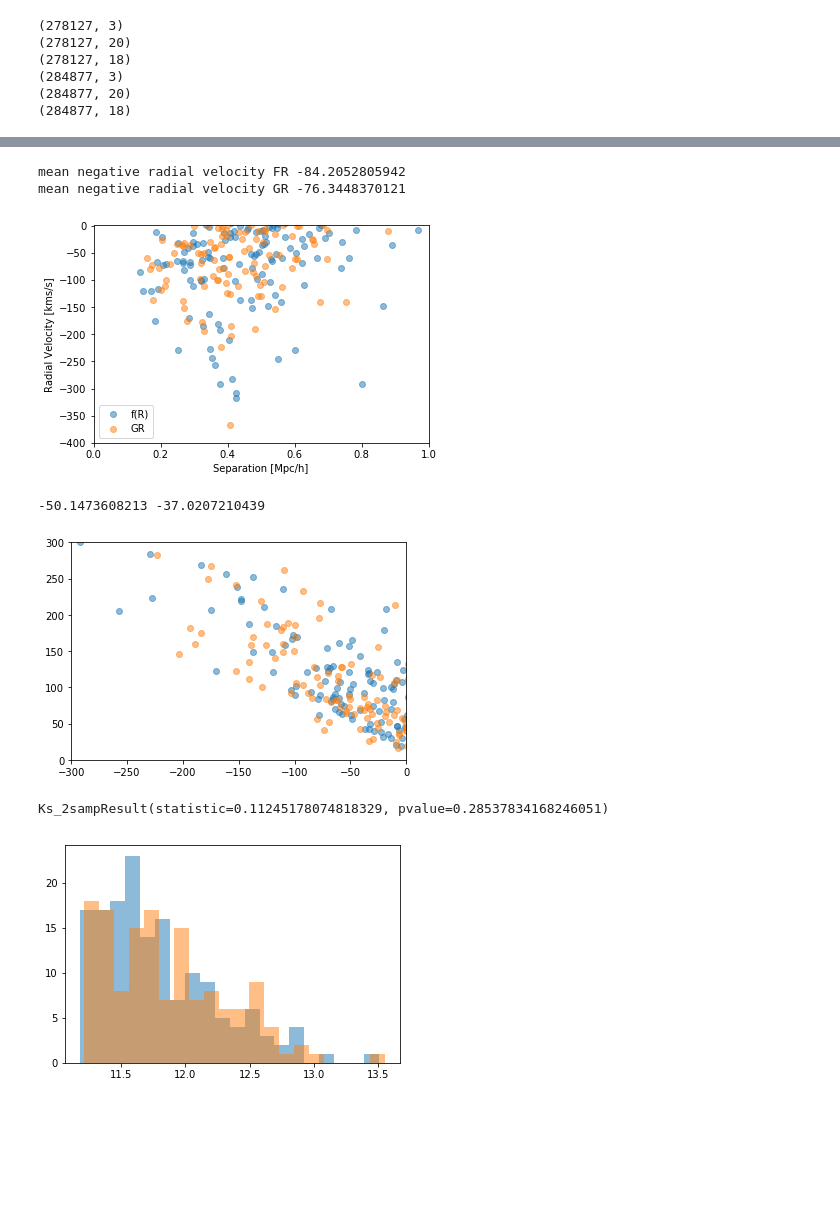
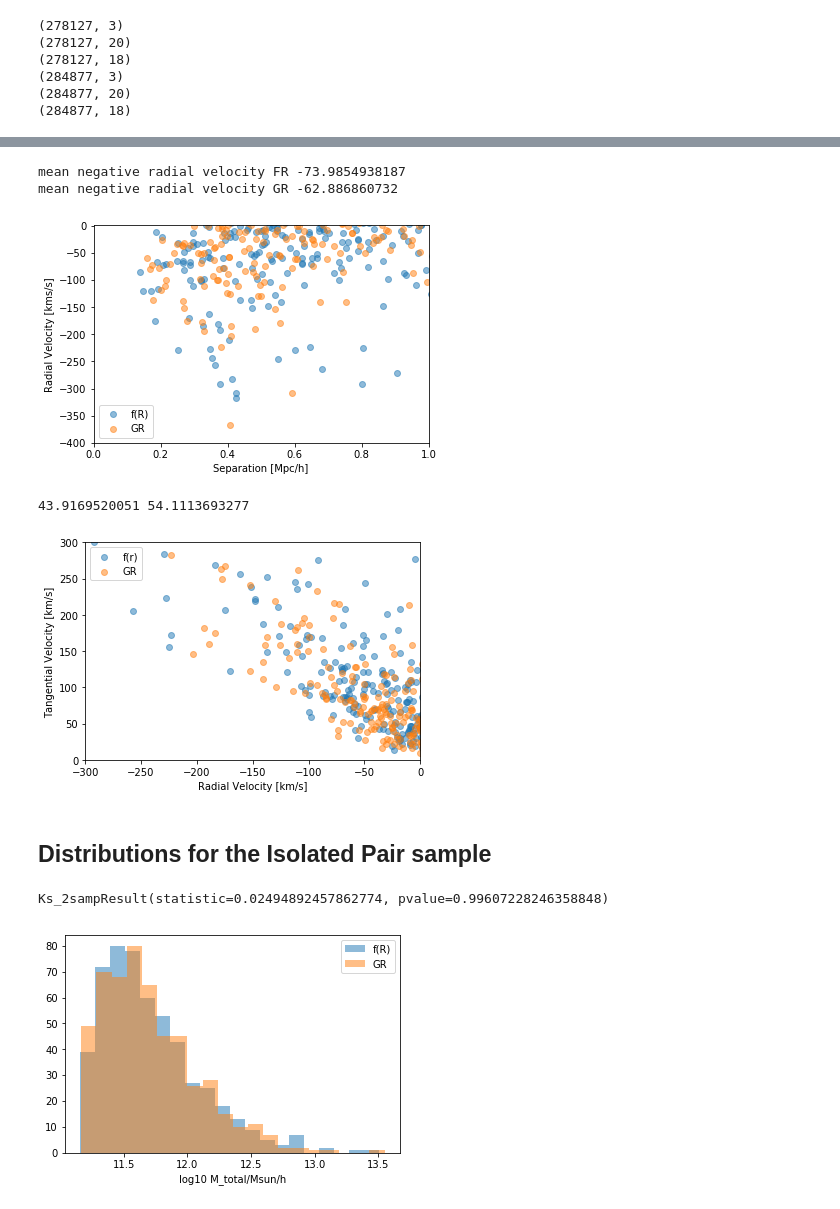
Before and after one commit to forero/LGModGrav, a Jupyter notebook: code/LG_samples.ipynb, the cells around one changed output, grey strips where cells are left out. Saved outputs shown, nothing was run; the diff lists cells and outputs as text; code cells hidden in the pictures; blank space fills up the shorter version.

```diff
--- a/code/LG_samples.ipynb
+++ b/code/LG_samples.ipynb
@@ -104,8 +106,8 @@ def find_LG_pairs(in_data):
                     vmax_i = pad_vmax[i]
                     vmax_j = pad_vmax[j]
                     vmax_limit = min([vmax_i, vmax_j])
-                    dist_limit = max(3.0*hubble, 4.0*dist[i,1])
-                    #dist_limit = 3.0*hubble
+                    #dist_limit = max(3.0*hubble, 4.0*dist[i,1])
+                    dist_limit = 3.0*hubble
                     massive_close_to_i = any((dist[i,2:]<dist_limit) & (pad_vmax[other_j]>=vmax_limit))
                     massive_close_to_j = any((dist[j,2:]<dist_limit) & (pad_vmax[other_l]>=vmax_limit))
                     if((not massive_close_to_i) & (not massive_close_to_j)):
@@ -182,23 +186,30 @@ plt.legend()
 print("mean negative radial velocity FR",radial_vel_FR[radial_vel_FR<0].mean())
 print("mean negative radial velocity GR", radial_vel_GR[radial_vel_GR<0].mean())
 # %% [output]
-mean negative radial velocity FR -84.2052805942
-mean negative radial velocity GR -76.3448370121
+mean negative radial velocity FR -73.9854938187
+mean negative radial velocity GR -62.886860732
-[figure, old version]
+[figure, new version]
 # %%
-plt.scatter(radial_vel_FR, tangential_vel_FR, alpha=0.5)
-plt.scatter(radial_vel_GR, tangential_vel_GR, alpha=0.5)
+plt.scatter(radial_vel_FR, tangential_vel_FR, alpha=0.5, label='f(r)')
+plt.scatter(radial_vel_GR, tangential_vel_GR, alpha=0.5, label='GR')
 plt.xlim([-300.0,0.0])
 plt.ylim([0,300])
+plt.xlabel("Radial Velocity [km/s]")
+plt.ylabel("Tangential Velocity [km/s]")
+plt.legend()
 print(radial_vel_FR.mean(), radial_vel_GR.mean())
 # %% [output]
--50.1473608213 -37.0207210439
+43.9169520051 54.1113693277
-[figure, old version]
+[figure, new version]
+# %% [markdown]
+## Distributions for the Isolated Pair sample
 # %%
-a = plt.hist(np.log10(mvir_A_FR + mvir_B_FR), bins=20, alpha=0.5)
-a = plt.hist(np.log10(mvir_A_GR + mvir_B_GR), bins=20, alpha=0.5)
+a = plt.hist(np.log10(mvir_A_FR + mvir_B_FR), bins=20, alpha=0.5, label='f(R)')
+a = plt.hist(np.log10(mvir_A_GR + mvir_B_GR), bins=20, alpha=0.5, label='GR')
+plt.legend()
+plt.xlabel("log10 M_total/Msun/h")
 scipy.stats.ks_2samp(np.log10(mvir_A_FR + mvir_B_FR), np.log10(mvir_A_GR + mvir_B_GR))
 # %% [output]
-Ks_2sampResult(statistic=0.11245178074818329, pvalue=0.28537834168246051)
+Ks_2sampResult(statistic=0.02494892457862774, pvalue=0.99607228246358848)
-[figure, old version]
+[figure, new version]
 # %%
```
Also changed, not shown: parts of 13 cells of this notebook.
